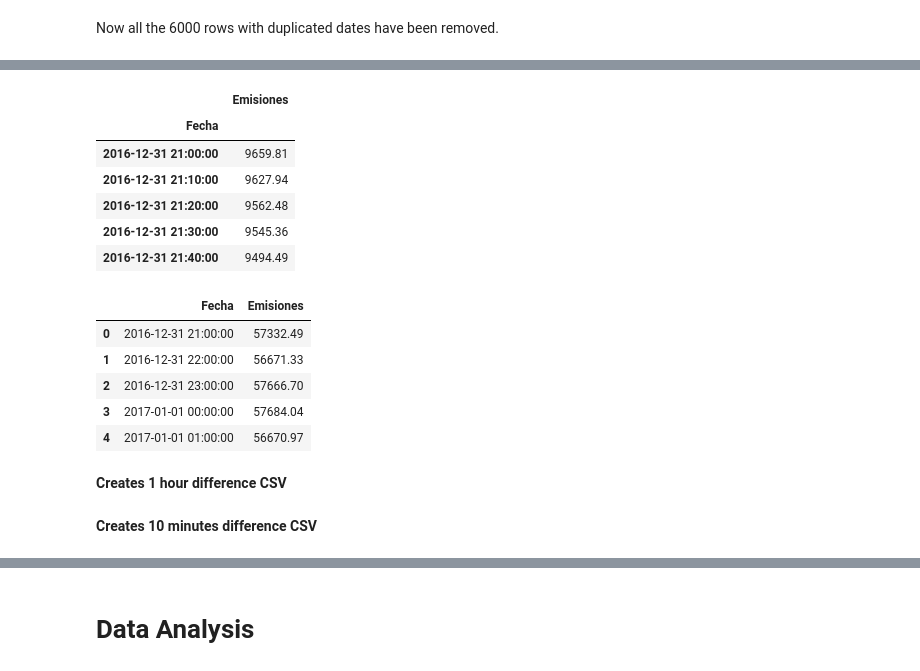
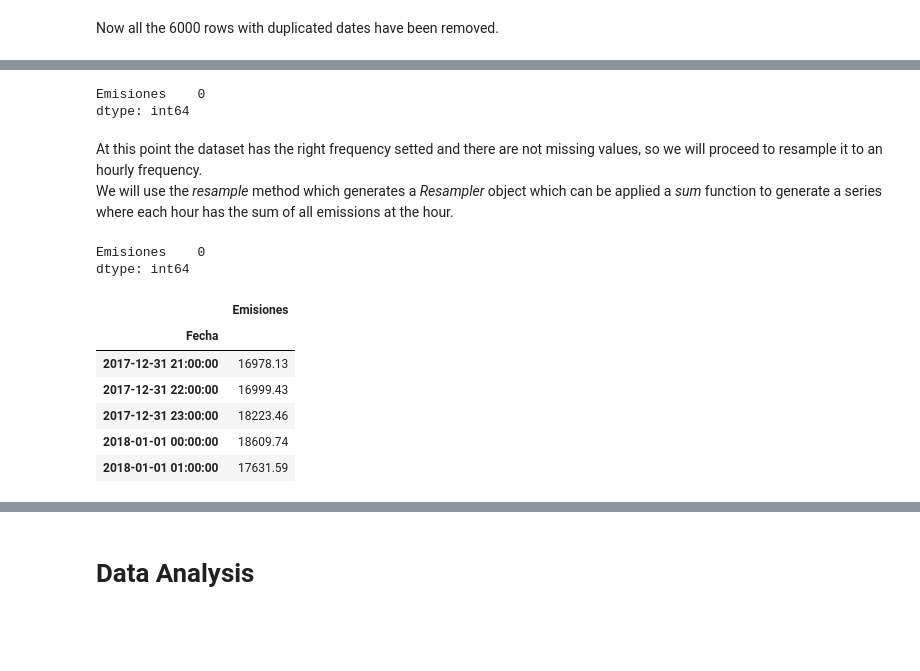
Before and after one commit to hectorLop/CO2_emissions_forecast, a Jupyter notebook: CO2_feature_engineering_and_visualization.ipynb, the cells around one changed output, grey strips where cells are left out. Drawn from its saved outputs; the diff is of its cells as text; code cells hidden in the pictures; blank space fills up the shorter version.

```diff
--- a/CO2_feature_engineering_and_visualization.ipynb
+++ b/CO2_feature_engineering_and_visualization.ipynb
@@ -197,0 +293,3 @@ Now we will create two csv files to store the cleaned dataset. In the first data
+# %%
+# Set a frequency to the data
+dataset = dataset.asfreq('10min')
@@ -198,21 +308,33 @@ Now we will create two csv files to store the cleaned dataset. In the first data
+# %%
+# Use interpolation taking account of the time
+dataset = dataset.interpolate(method='time')
+# %%
+dataset.isnull().sum()
+# %% [output]
+Emisiones    0
+dtype: int64
+# %% [markdown]
+At this point the dataset has the right frequency setted and there are not missing values, so we will proceed to resample it to an hourly frequency.
+We will use the _resample_ method which generates a _Resampler_ object which can be applied a _sum_ function to generate a series where each hour has the sum of all emissions at the hour.
+# %%
+# Resample the dataset with a new frequency
+hourly_series = dataset['Emisiones'].resample('H').sum()
+# %%
+# Create a new dataset with the sum of Emissions as values and an index with hourly frequency
+hourly_dataset = pandas.DataFrame({'Emisiones':hourly_series.values}, index=hourly_series.index)
+# %%
+# New missing values may have been generated
+hourly_dataset.isnull().sum()
+# %% [output]
+Emisiones    0
+dtype: int64
 # %%
-dataset.head()
+hourly_dataset.head()
 # %% [output]
 |  | Emisiones |
 | Fecha |  |
-| 2016-12-31 21:00:00 | 9659.81 |
-| 2016-12-31 21:10:00 | 9627.94 |
-| 2016-12-31 21:20:00 | 9562.48 |
-| 2016-12-31 21:30:00 | 9545.36 |
-| 2016-12-31 21:40:00 | 9494.49 |
+| 2017-12-31 21:00:00 | 16978.13 |
+| 2017-12-31 22:00:00 | 16999.43 |
+| 2017-12-31 23:00:00 | 18223.46 |
+| 2018-01-01 00:00:00 | 18609.74 |
+| 2018-01-01 01:00:00 | 17631.59 |
-# %%
-dataset_freq_1hour.head()
-# %% [output]
-|  | Fecha | Emisiones |
-| 0 | 2016-12-31 21:00:00 | 57332.49 |
-| 1 | 2016-12-31 22:00:00 | 56671.33 |
-| 2 | 2016-12-31 23:00:00 | 57666.70 |
-| 3 | 2017-01-01 00:00:00 | 57684.04 |
-| 4 | 2017-01-01 01:00:00 | 56670.97 |
-# %% [markdown]
-**Creates 1 hour difference CSV**
@@ -222,2 +340,0 @@ dataset_freq_1hour.to_csv("2017_01_01_to_2020-05-01_Emissions_by_hour_Clean.csv"
-# %% [markdown]
-**Creates 10 minutes difference CSV**
```
Also changed, not shown: parts of 61 cells of this notebook.
